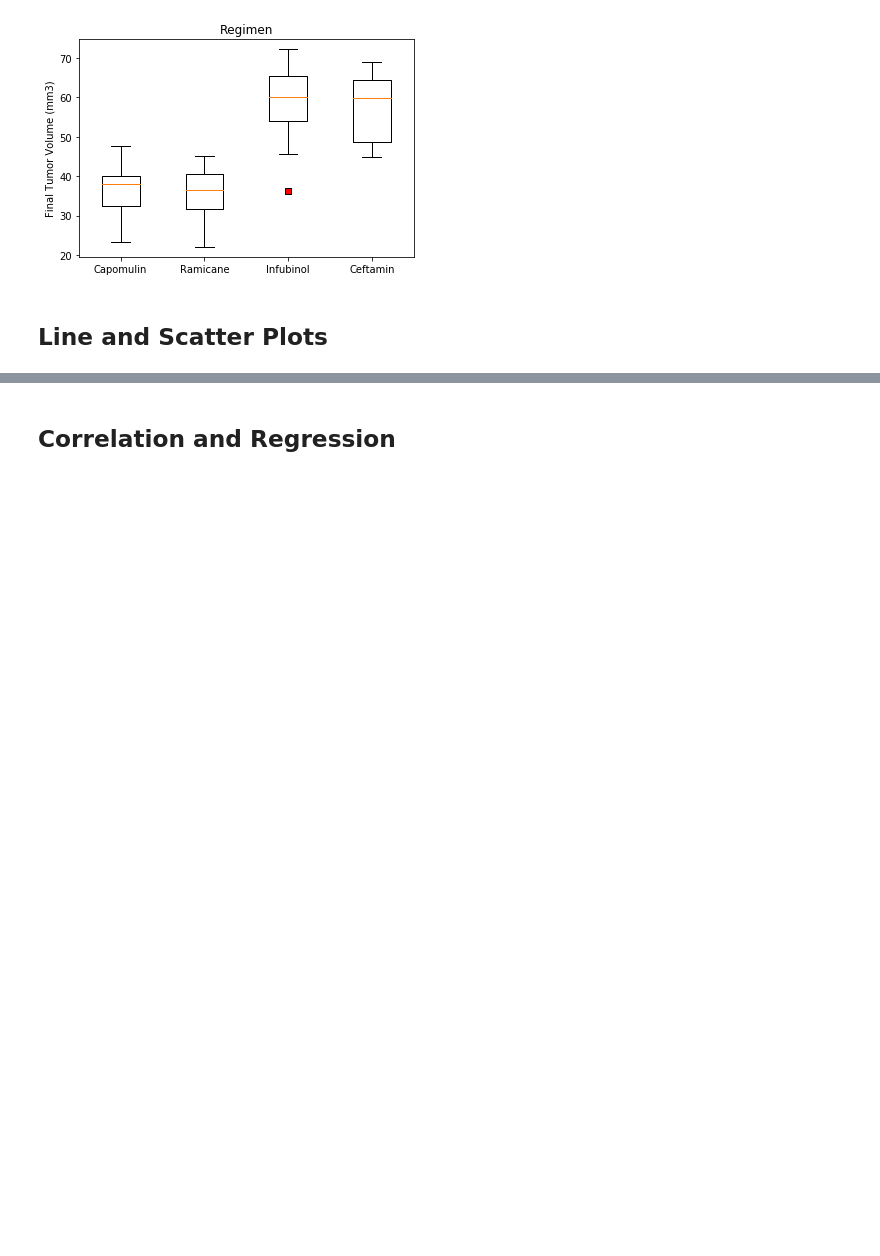
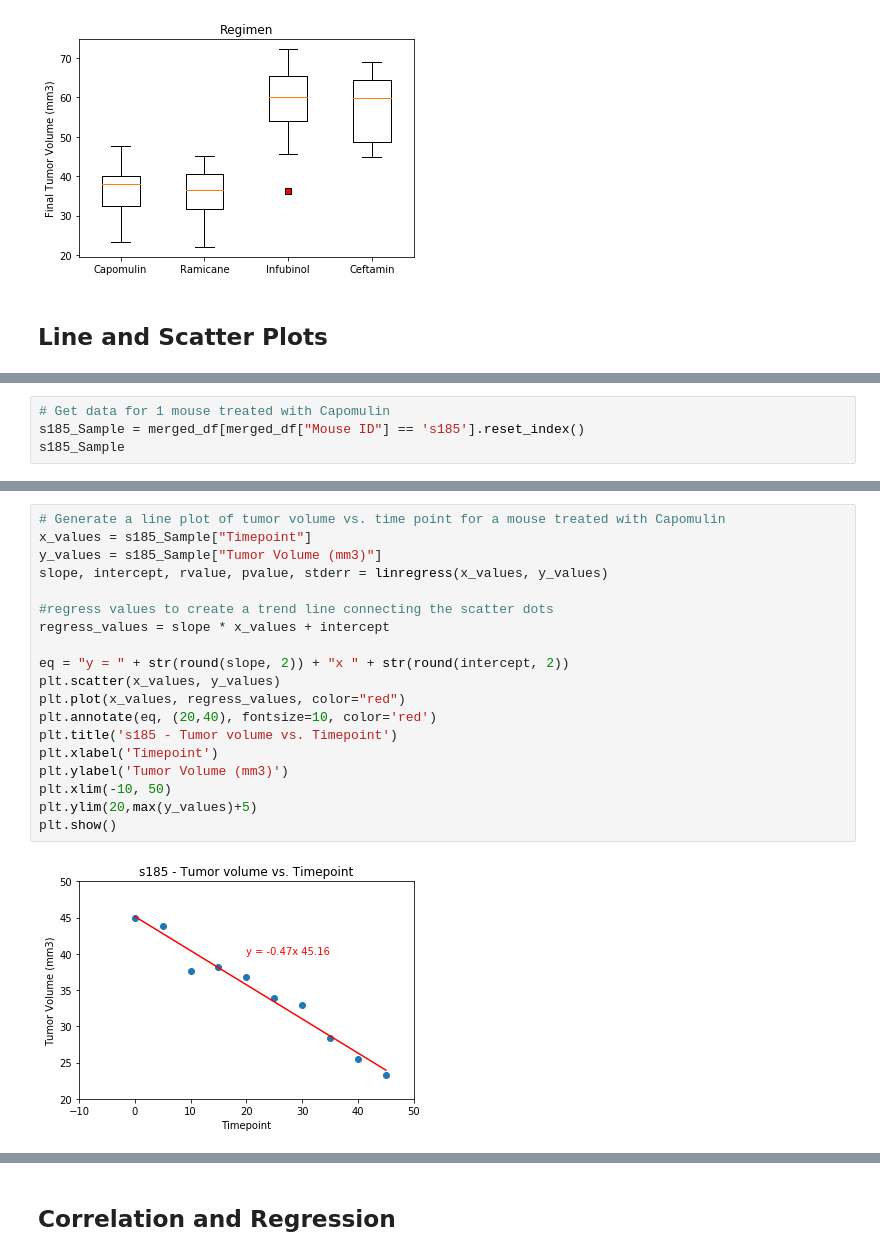
Before and after one commit to Navyhoang/Matplotlib-Challenge, a Jupyter notebook: Pymaceuticals/pymaceuticals.ipynb, the cells around one changed output, grey strips where cells are left out. Saved outputs shown, nothing was run; the diff lists cells and outputs as text; blank space fills up the shorter version.

```diff
--- a/Pymaceuticals/pymaceuticals.ipynb
+++ b/Pymaceuticals/pymaceuticals.ipynb
@@ -371,0 +324,4 @@ plt.show()
+# %%
+# Get data for 1 mouse treated with Capomulin
+s185_Sample = merged_df[merged_df["Mouse ID"] == 's185'].reset_index()
+s185_Sample
@@ -371,0 +340,21 @@ plt.show()
+# %%
+# Generate a line plot of tumor volume vs. time point for a mouse treated with Capomulin
+x_values = s185_Sample["Timepoint"]
+y_values = s185_Sample["Tumor Volume (mm3)"]
+slope, intercept, rvalue, pvalue, stderr = linregress(x_values, y_values)
+
+#regress values to create a trend line connecting the scatter dots
+regress_values = slope * x_values + intercept
+
+eq = "y = " + str(round(slope, 2)) + "x " + str(round(intercept, 2))
+plt.scatter(x_values, y_values)
+plt.plot(x_values, regress_values, color="red")
+plt.annotate(eq, (20,40), fontsize=10, color='red')
+plt.title('s185 - Tumor volume vs. Timepoint')
+plt.xlabel('Timepoint')
+plt.ylabel('Tumor Volume (mm3)')
+plt.xlim(-10, 50)
+plt.ylim(20,max(y_values)+5)
+plt.show()
+# %% [output]
+[figure, added]
```
Also changed, not shown: parts of 25 cells of this notebook.
